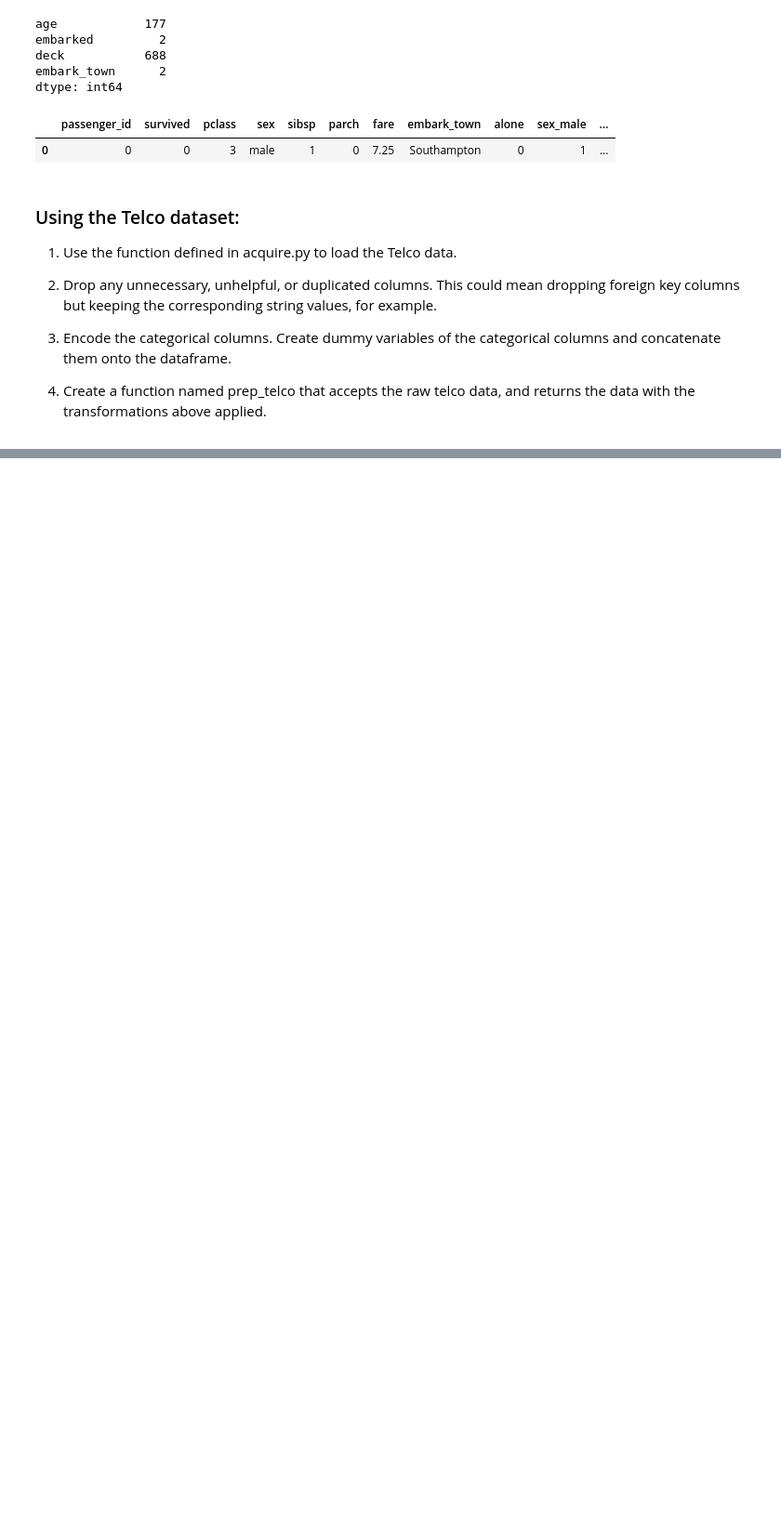
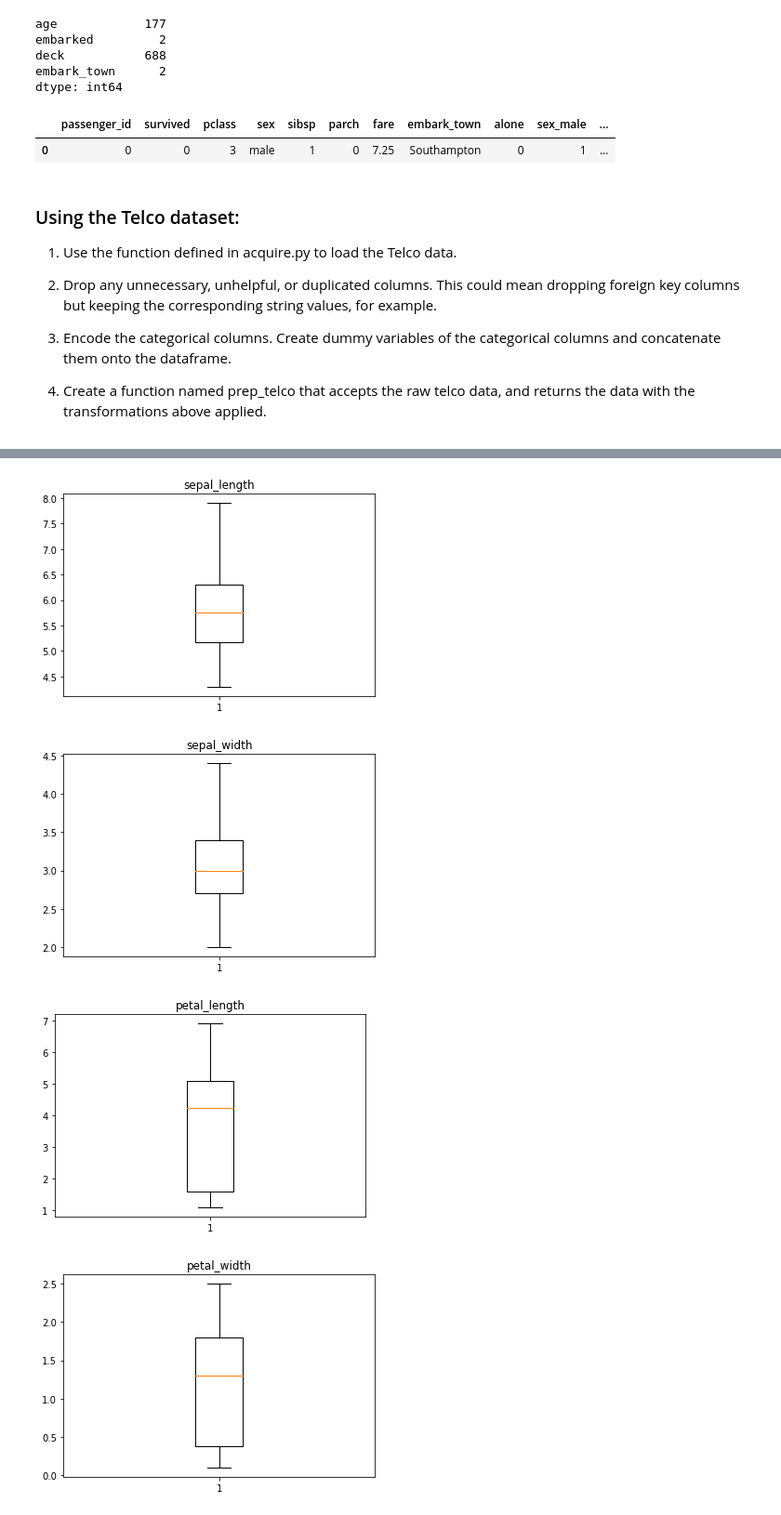
Before and after one commit to wheelerjoshua/classification-exercises, a Jupyter notebook: classification_exercises.ipynb, the cells around one changed output, grey strips where cells are left out. Shown: that part at 93% size. Cells and saved outputs as stored; diff of their text form; code cells hidden in the pictures; blank space fills up the shorter version.

```diff
--- a/classification_exercises.ipynb
+++ b/classification_exercises.ipynb
@@ -402,0 +500,7 @@ def prep_telco(df):
+# %%
+functions.plot_box(df, train)
+# %% [output]
+[figure, added]
+[figure, added]
+[figure, added]
+[figure, added]
```
Also changed, not shown: parts of 23 cells of this notebook, 2 other files.
